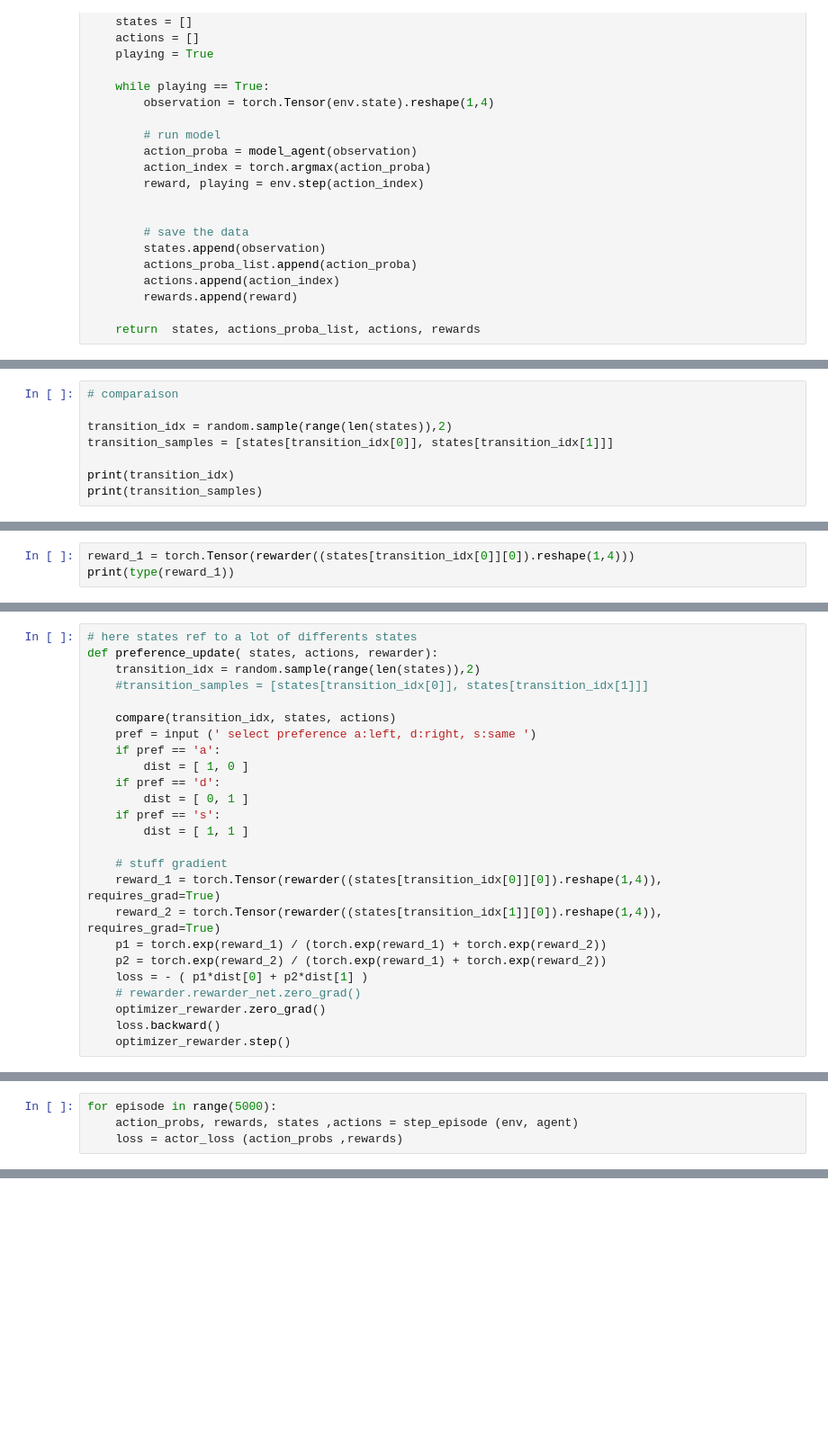
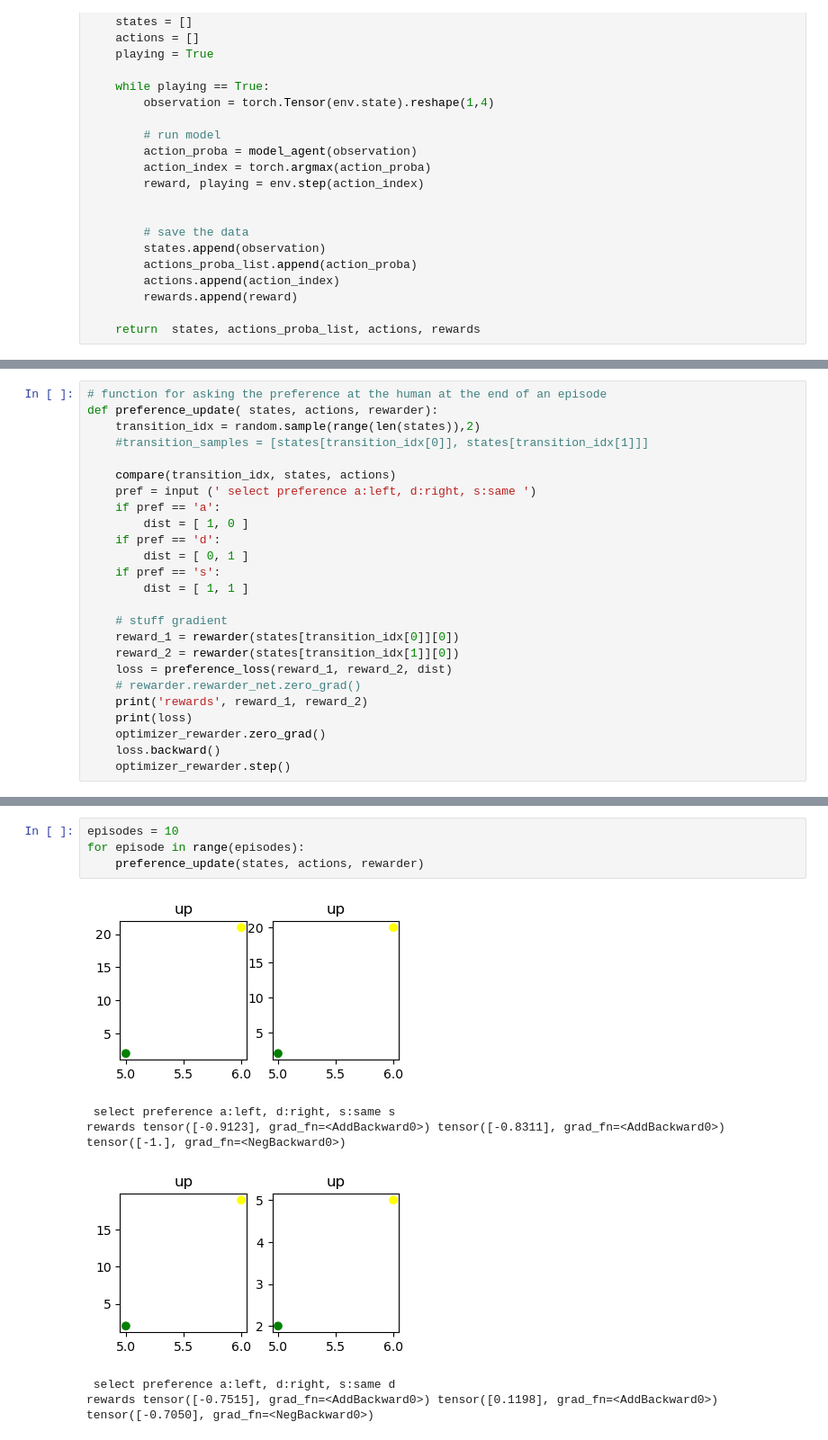
Before and after one commit to xav-nal/Deep-Reinforcement-Learning-from-Human-preferences, a Jupyter notebook: training.ipynb, the cells around one changed output, grey strips where cells are left out. Shown at 90% size. Drawn from its saved outputs; the diff is of its cells as text; blank space fills up the shorter version.

```diff
--- a/training.ipynb
+++ b/training.ipynb
@@ -207,8 +200,0 @@ print(states)
-# %%
-# comparaison
-
-transition_idx = random.sample(range(len(states)),2)
-transition_samples = [states[transition_idx[0]], states[transition_idx[1]]]
-
-print(transition_idx)
-print(transition_samples)
@@ -237,3 +200,0 @@ tensor([ 1., 10.,  2.,  3.])
-# %%
-reward_1 = torch.Tensor(rewarder((states[transition_idx[0]][0]).reshape(1,4)))
-print(type(reward_1))
@@ -242,5 +226,5 @@ print(type(reward_1))
 # %%
-# here states ref to a lot of differents states
+# function for asking the preference at the human at the end of an episode
 def preference_update( states, actions, rewarder):
     transition_idx = random.sample(range(len(states)),2)
     #transition_samples = [states[transition_idx[0]], states[transition_idx[1]]]
@@ -255,12 +239,12 @@ def preference_update( states, actions, rewarder):
         dist = [ 1, 1 ]
 
     # stuff gradient
-    reward_1 = torch.Tensor(rewarder((states[transition_idx[0]][0]).reshape(1,4)), requires_grad=True)
-    reward_2 = torch.Tensor(rewarder((states[transition_idx[1]][0]).reshape(1,4)), requires_grad=True)
-    p1 = torch.exp(reward_1) / (torch.exp(reward_1) + torch.exp(reward_2))
-    p2 = torch.exp(reward_2) / (torch.exp(reward_1) + torch.exp(reward_2))
-    loss = - ( p1*dist[0] + p2*dist[1] )
+    reward_1 = rewarder(states[transition_idx[0]][0])
+    reward_2 = rewarder(states[transition_idx[1]][0])
+    loss = preference_loss(reward_1, reward_2, dist)
     # rewarder.rewarder_net.zero_grad()
+    print('rewards', reward_1, reward_2)
+    print(loss)
     optimizer_rewarder.zero_grad()
     loss.backward()
     optimizer_rewarder.step()
@@ -332,4 +250,0 @@ def calc_g(reward_trajectory, gamma):
-# %%
-for episode in range(5000):
-    action_probs, rewards, states ,actions = step_episode (env, agent)
-    loss = actor_loss (action_probs ,rewards)
@@ -377,0 +259,13 @@ for state_pair, dist in preference_data:
+# %%
+episodes = 10
+for episode in range(episodes):
+    preference_update(states, actions, rewarder)
+# %% [output]
+[figure, added]
+ select preference a:left, d:right, s:same s
+rewards tensor([-0.9123], grad_fn=<AddBackward0>) tensor([-0.8311], grad_fn=<AddBackward0>)
+tensor([-1.], grad_fn=<NegBackward0>)
+[figure, added]
+ select preference a:left, d:right, s:same d
+rewards tensor([-0.7515], grad_fn=<AddBackward0>) tensor([0.1198], grad_fn=<AddBackward0>)
+tensor([-0.7050], grad_fn=<NegBackward0>)
```
Also changed, not shown: parts of 26 cells of this notebook.
